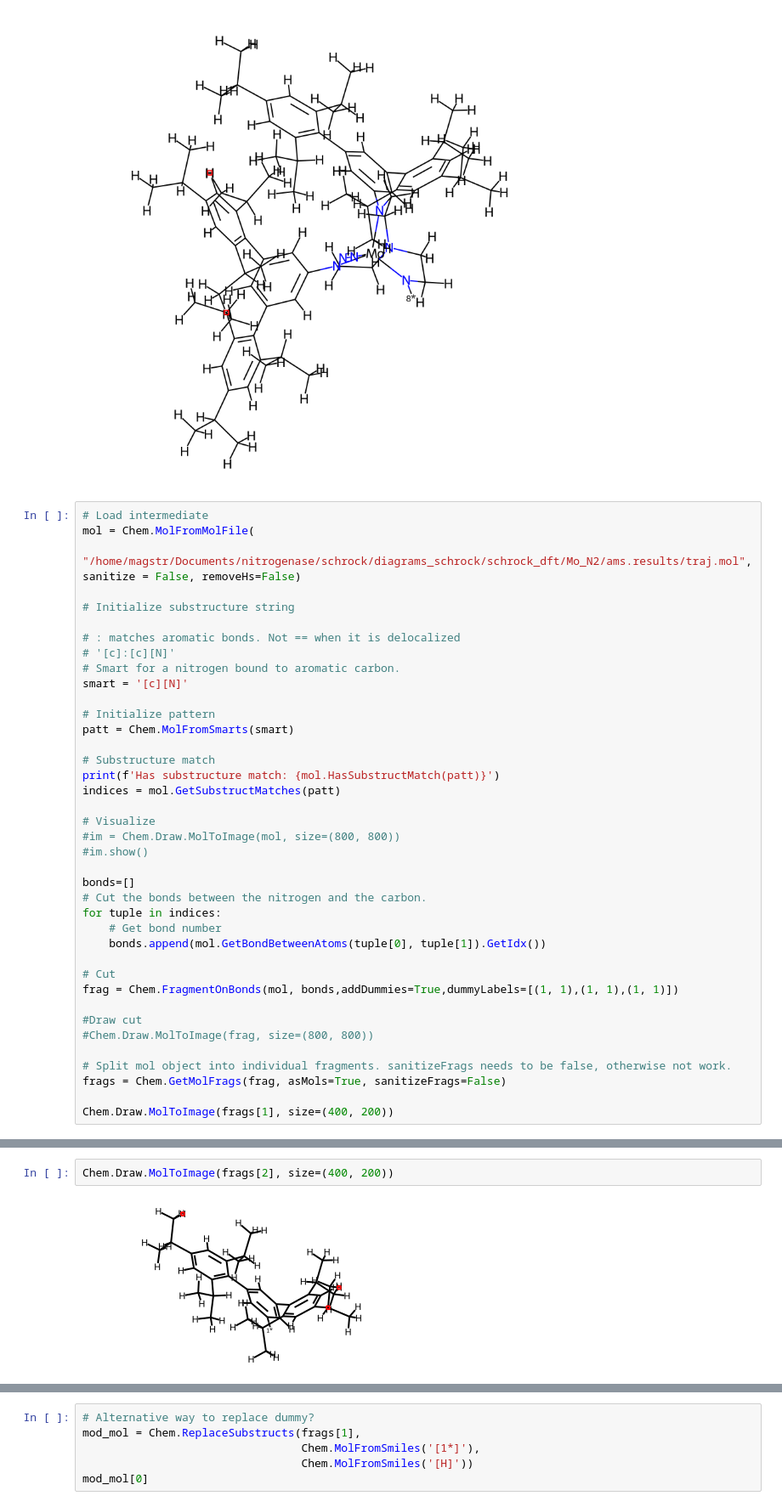
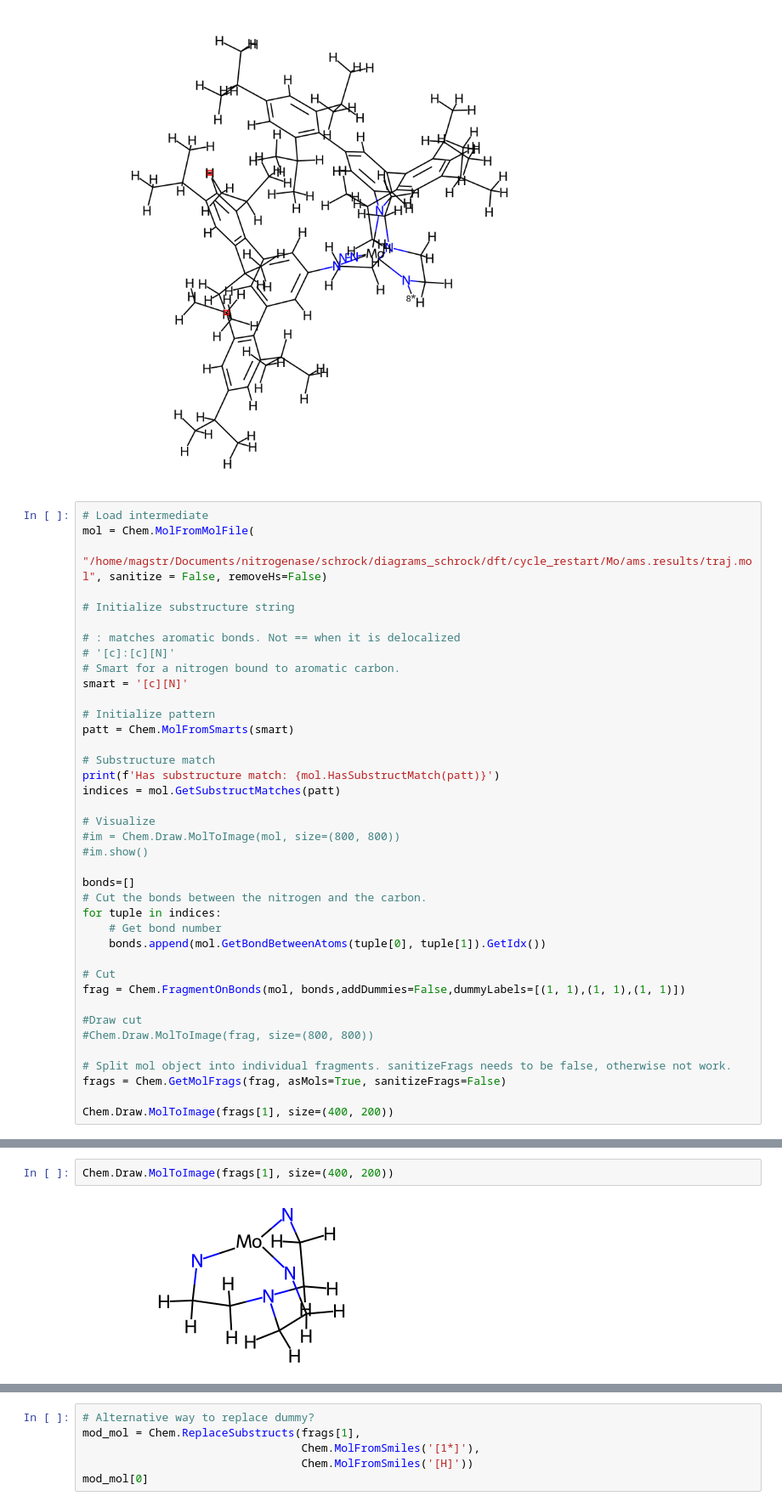
Before and after one commit to Strandgaard96/GB_GA, a Jupyter notebook: notebooks/RDKIT.ipynb, the cells around one changed output, grey strips where cells are left out. Shown: that part at 85% size. Saved outputs shown, nothing was run; the diff lists cells and outputs as text.

```diff
--- a/notebooks/RDKIT.ipynb
+++ b/notebooks/RDKIT.ipynb
@@ -73,7 +73,7 @@ Chem.Draw.MolToImage(frags[1], size=(800, 800))
 # %%
 # Load intermediate
 mol = Chem.MolFromMolFile(
-    "/home/magstr/Documents/nitrogenase/schrock/diagrams_schrock/schrock_dft/Mo_N2/ams.results/traj.mol", sanitize = False, removeHs=False)
+    "/home/magstr/Documents/nitrogenase/schrock/diagrams_schrock/dft/cycle_restart/Mo/ams.results/traj.mol", sanitize = False, removeHs=False)
 
 # Initialize substructure string
 
@@ -100,7 +100,7 @@ for tuple in indices:
     bonds.append(mol.GetBondBetweenAtoms(tuple[0], tuple[1]).GetIdx())
 
 # Cut
-frag = Chem.FragmentOnBonds(mol, bonds,addDummies=True,dummyLabels=[(1, 1),(1, 1),(1, 1)])
+frag = Chem.FragmentOnBonds(mol, bonds,addDummies=False,dummyLabels=[(1, 1),(1, 1),(1, 1)])
 
 #Draw cut
 #Chem.Draw.MolToImage(frag, size=(800, 800))
@@ -115,5 +115,5 @@ Has substructure match: True
 # %%
-Chem.Draw.MolToImage(frags[2], size=(400, 200))
+Chem.Draw.MolToImage(frags[1], size=(400, 200))
 # %% [output]
-[figure, old version]
+[figure, new version]
 # %%
```
Also changed, not shown: parts of 5 cells of this notebook, 5 other files.
